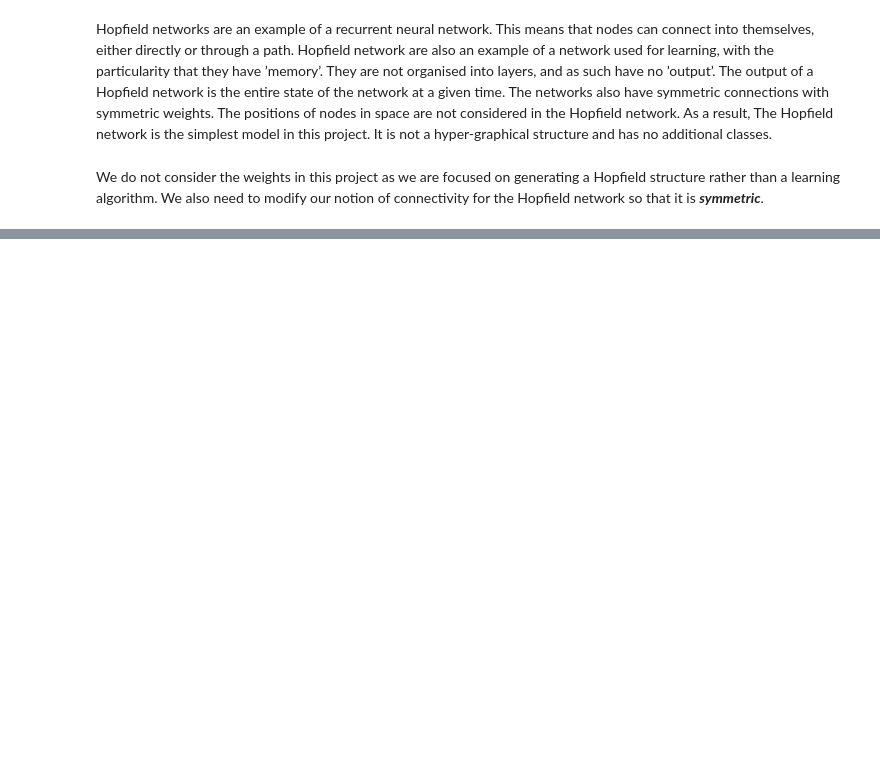
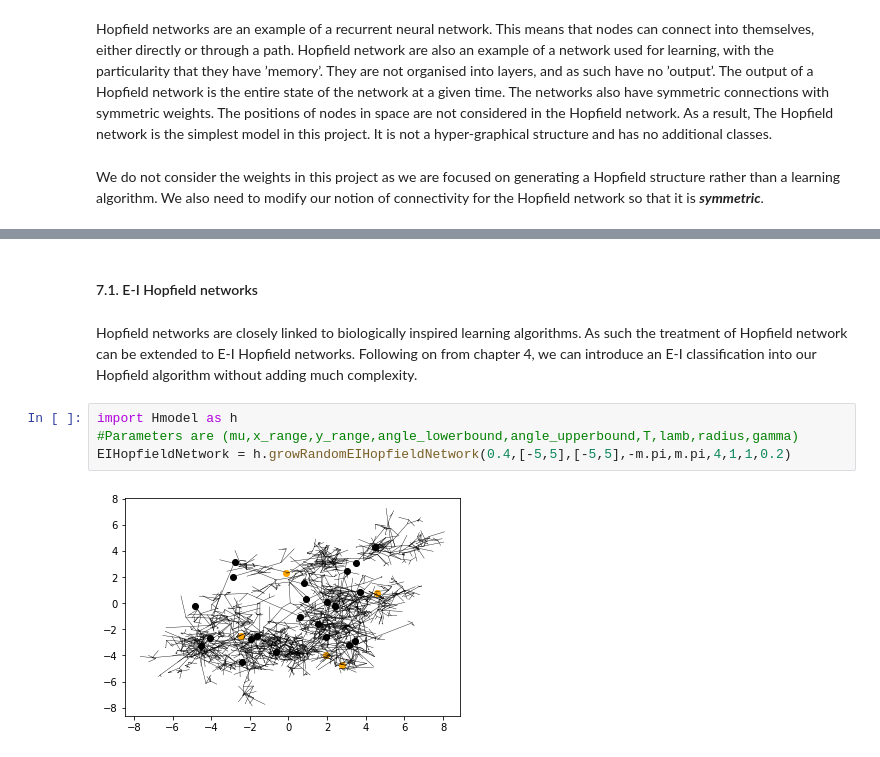
Before and after one commit to rnartallo/randomlygrownnetworks, a Jupyter notebook: HypExtRandNN.ipynb, the cells around one changed output, grey strips where cells are left out. Saved outputs shown, nothing was run; the diff lists cells and outputs as text; blank space fills up the shorter version.

```diff
--- a/HypExtRandNN.ipynb
+++ b/HypExtRandNN.ipynb
@@ -373,0 +400,12 @@ We do not consider the weights in this project as we are focused on generating a
+# %% [markdown]
+#### 7.1. E-I Hopfield networks
+# %% [markdown]
+Hopfield networks are closely linked to biologically inspired learning
+algorithms. As such the treatment of Hopfield network can be extended to E-I Hopfield networks. Following on from chapter 4, we
+can introduce an E-I classification into our Hopfield algorithm without adding much complexity.
+# %%
+import Hmodel as h
+#Parameters are (mu,x_range,y_range,angle_lowerbound,angle_upperbound,T,lamb,radius,gamma)
+EIHopfieldNetwork = h.growRandomEIHopfieldNetwork(0.4,[-5,5],[-5,5],-m.pi,m.pi,4,1,1,0.2)
+# %% [output]
+[figure, added]
```
Also changed, not shown: parts of 8 cells of this notebook, 3 other files.
